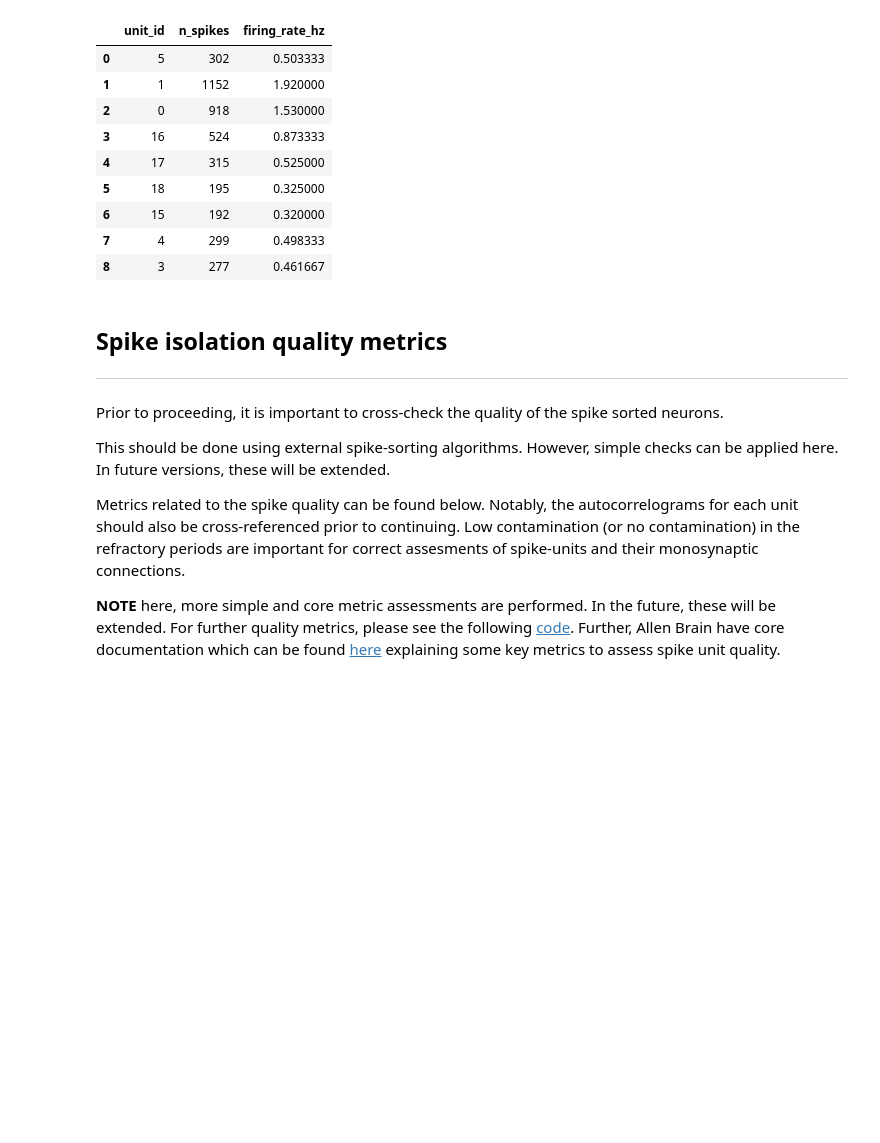
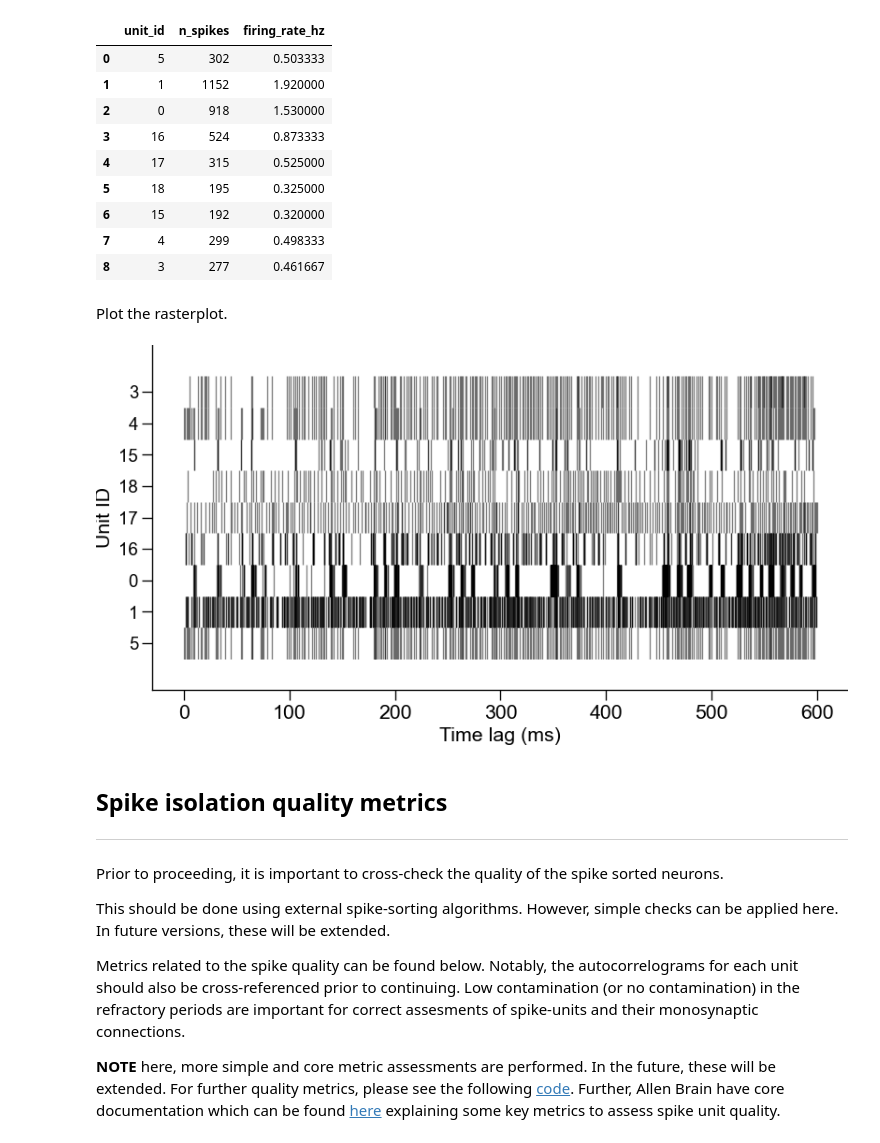
Before and after one commit to mzabolocki/SynaptiConn, a Jupyter notebook: examples/analyses/monosyn_spiketrains_phy.ipynb, the cells around one changed output. Drawn from its saved outputs; the diff is of its cells as text; code cells hidden in the pictures; blank space fills up the shorter version.

Commit message:
rasterplot gen

```diff
--- a/examples/analyses/monosyn_spiketrains_phy.ipynb
+++ b/examples/analyses/monosyn_spiketrains_phy.ipynb
@@ -92,6 +94,12 @@ pd.DataFrame(spk_unit_report)
 | 6 | 15 | 192 | 0.320000 |
 | 7 | 4 | 299 | 0.498333 |
 | 8 | 3 | 277 | 0.461667 |
+# %% [markdown]
+Plot the rasterplot.
+# %%
+snc.plot_spike_train(color='black', alpha=0.5, ax = None, figsize=(10, 5))
+# %% [output]
+[figure, added]
 # %% [markdown]
 ## Spike isolation quality metrics
 ----
```
Also changed, not shown: parts of 3 cells of this notebook, 4 other files.
